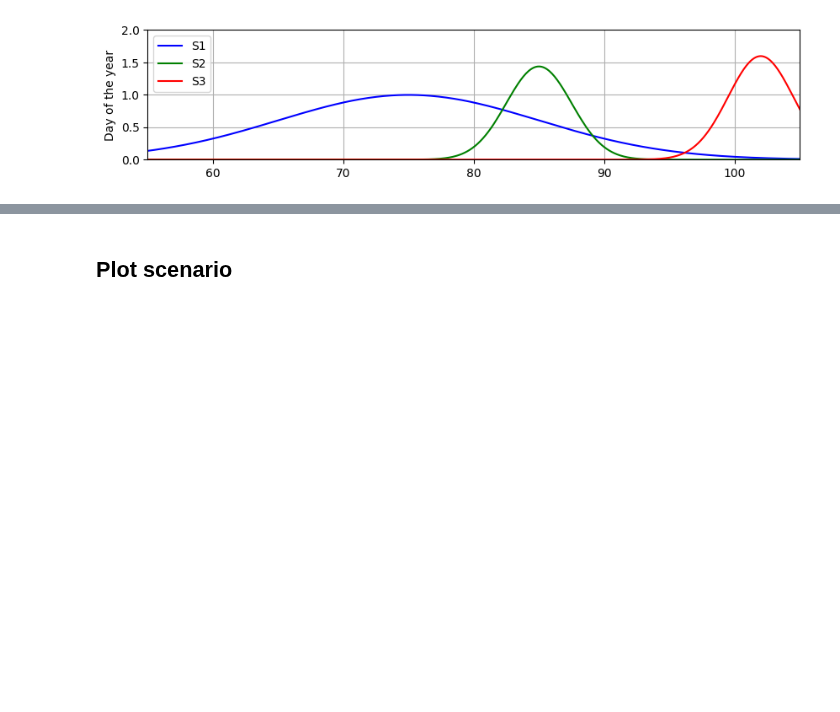
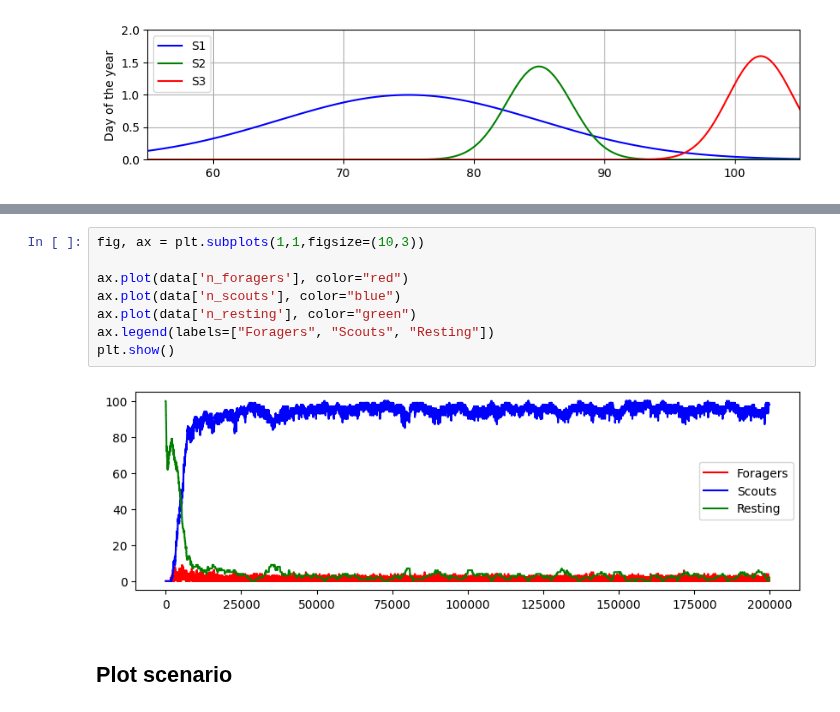
Before and after one commit to jonas4climate/honeybee-colony-abm, a Jupyter notebook: notebook.ipynb, the cells around one changed output, grey strips where cells are left out. Cells and saved outputs as stored; diff of their text form; blank space fills up the shorter version.

```diff
--- a/notebook.ipynb
+++ b/notebook.ipynb
@@ -67,3 +72,13 @@ print(model.agents[1].pos)
+# %%
+fig, ax = plt.subplots(1,1,figsize=(10,3))
+
+ax.plot(data['n_foragers'], color="red")
+ax.plot(data['n_scouts'], color="blue")
+ax.plot(data['n_resting'], color="green")
+ax.legend(labels=["Foragers", "Scouts", "Resting"])
+plt.show()
+# %% [output]
+[figure, added]
 # %% [markdown]
 ## Plot scenario
 # %%
```
Also changed, not shown: parts of 4 cells of this notebook, 3 other files.
